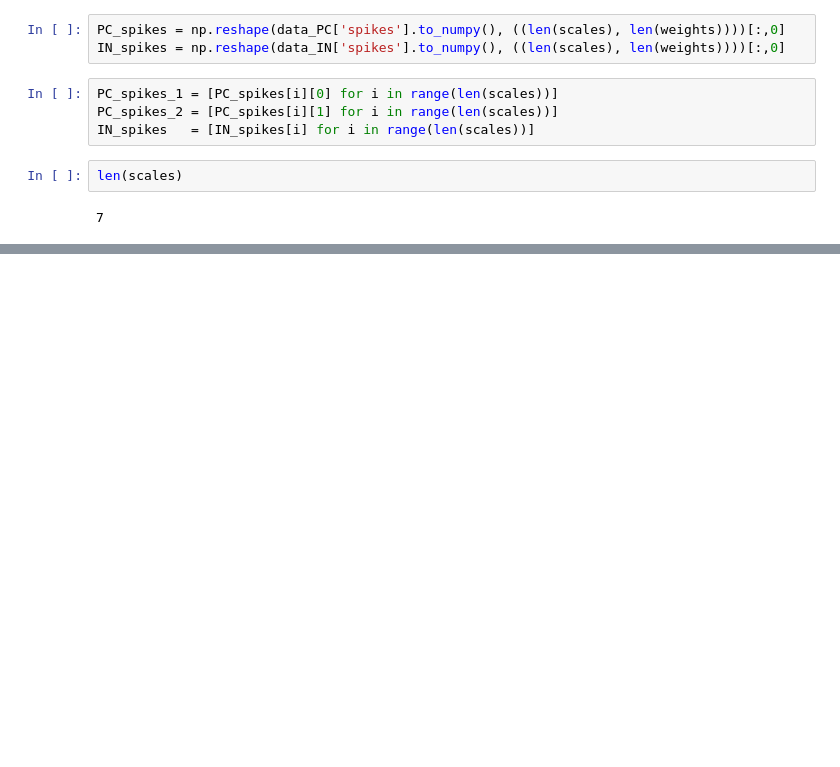
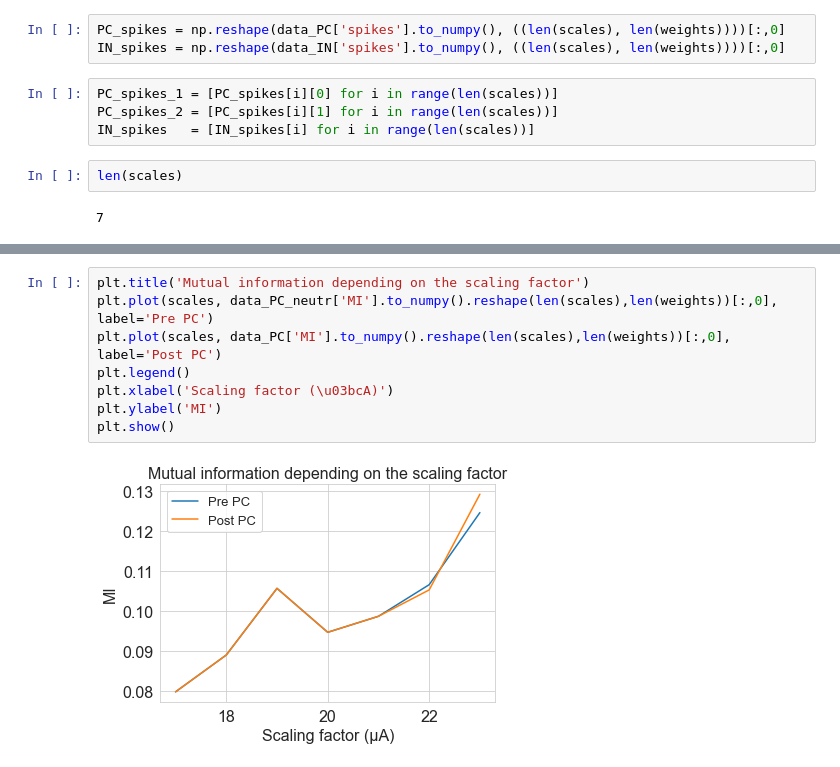
Before and after one commit to LaurenKeizer/BachelorStage, a Jupyter notebook: Final_code/NeuronModels/ForwardModel.ipynb, the cells around one changed output, grey strips where cells are left out. Cells and saved outputs as stored; diff of their text form; blank space fills up the shorter version.

```diff
--- a/Final_code/NeuronModels/ForwardModel.ipynb
+++ b/Final_code/NeuronModels/ForwardModel.ipynb
@@ -111,0 +224,10 @@ plt.show()
+# %%
+plt.title('Mutual information depending on the scaling factor')
+plt.plot(scales, data_PC_neutr['MI'].to_numpy().reshape(len(scales),len(weights))[:,0], label='Pre PC')
+plt.plot(scales, data_PC['MI'].to_numpy().reshape(len(scales),len(weights))[:,0], label='Post PC')
+plt.legend()
+plt.xlabel('Scaling factor (\u03bcA)')
+plt.ylabel('MI')
+plt.show()
+# %% [output]
+[figure, added]
```
Also changed, not shown: parts of 21 cells of this notebook, 6 other files.
